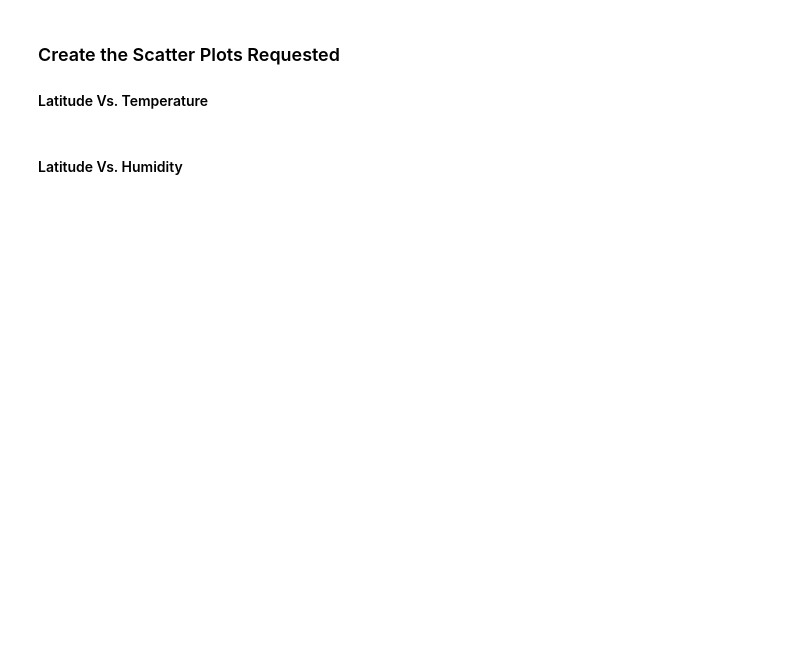
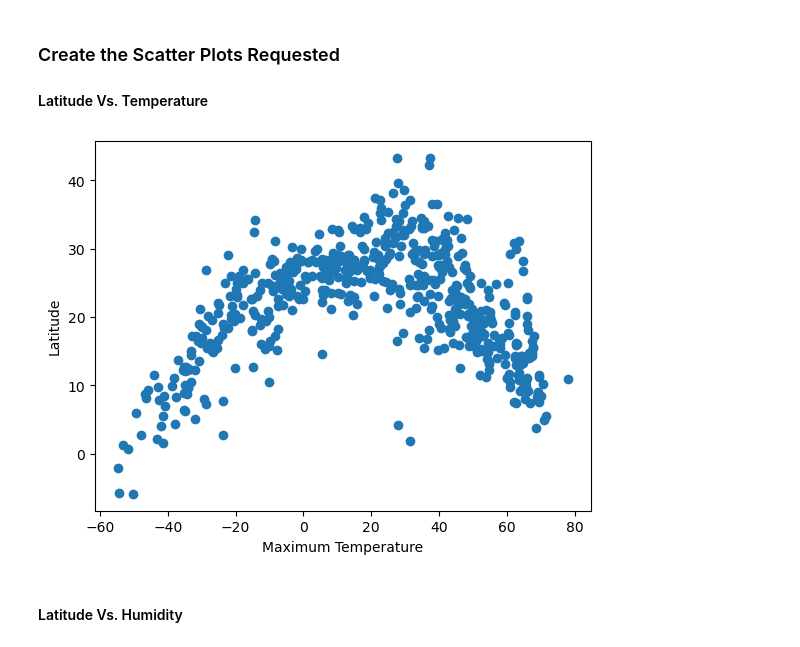
Before and after one commit to Indujamohandas/python-api-challenge, a Jupyter notebook: WeatherPy.ipynb, the cells around one changed output. Saved outputs shown, nothing was run; the diff lists cells and outputs as text; code cells hidden in the pictures; blank space fills up the shorter version.

```diff
--- a/WeatherPy.ipynb
+++ b/WeatherPy.ipynb
@@ -153,25 +173,27 @@ city_data_df.to_csv("resources/cities.csv", index_label="City_ID")
 # %%
 # Read saved data
-city_data_df = pd.read_csv("output_data/cities.csv", index_col="City_ID")
+#city_data_df = pd.read_csv("resources/cities.csv", index_col="City_ID")
 
 # Display sample data
-city_data_df.head()
+#city_data_df
 # %% [markdown]
 ### Create the Scatter Plots Requested
 
 #### Latitude Vs. Temperature
 # %%
 # Build scatter plot for latitude vs. temperature
-# YOUR CODE HERE
 
-# Incorporate the other graph properties
-# YOUR CODE HERE
+plt.scatter(city_data_df["Lat"], city_data_df["Max Temp"])
+plt.xlabel("Maximum Temperature")
+plt.ylabel("Latitude")
 
 # Save the figure
-plt.savefig("output_data/Fig1.png")
+#plt.savefig("output_data/Fig1.png")
 
 # Show plot
 plt.show()
+# %% [output]
+[figure, added]
 # %% [markdown]
 #### Latitude Vs. Humidity
 # %%
```
Also changed, not shown: parts of 32 cells of this notebook.
